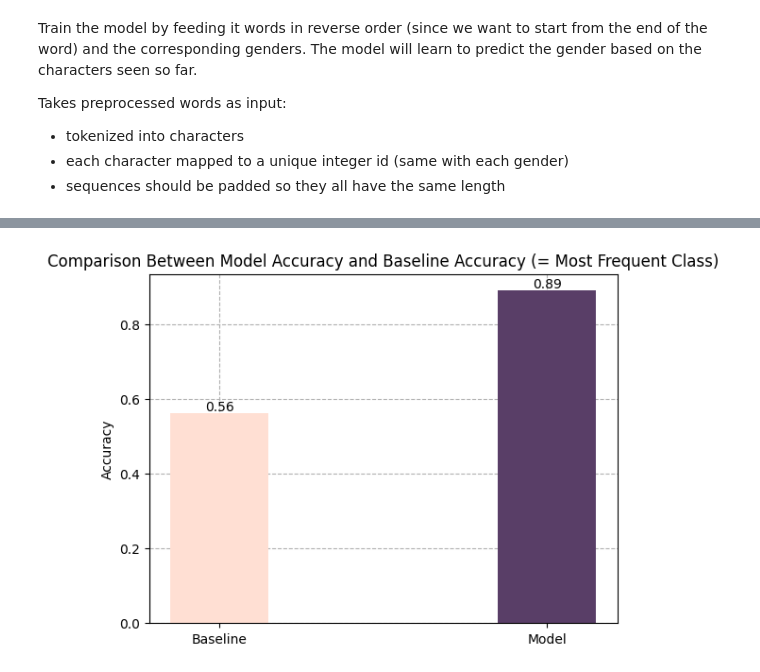
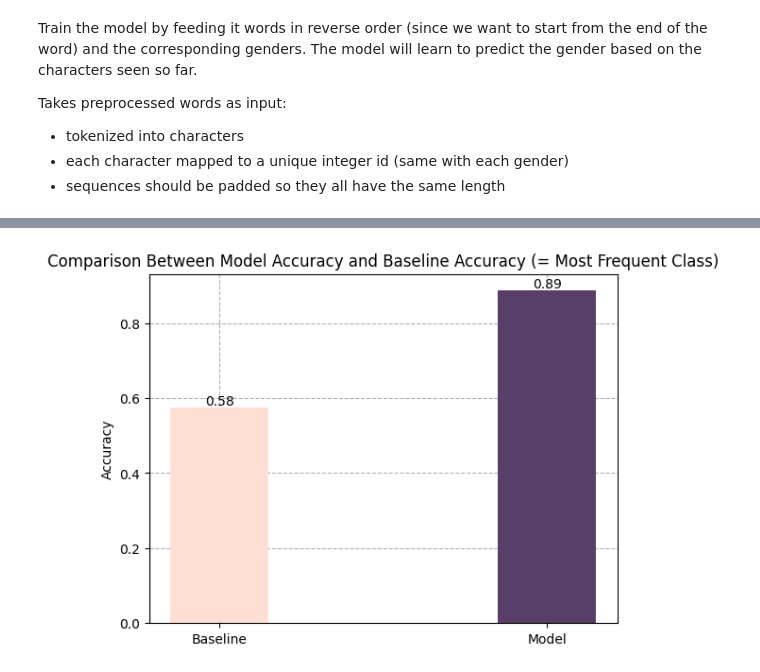
Before and after one commit to u03n0/gendered-nouns-project, a Jupyter notebook: notebooks/LSTM.ipynb, the cells around one changed output, grey strips where cells are left out. Cells and saved outputs as stored; diff of their text form; code cells hidden in the pictures.

```diff
--- a/notebooks/LSTM.ipynb
+++ b/notebooks/LSTM.ipynb
@@ -423,7 +469,7 @@ class GenderLSTM(nn.Module):
 # %%
 def baseline_accuracy(datagenerator, verbose=False):
-    train_labels = list(*datagenerator.generate_batches(datagenerator.train_size, validation=False))[1]
-    most_frequent_label = max(train_labels)
+    _, train_labels = list(*datagenerator.generate_batches(datagenerator.train_size, validation=False))
+    most_frequent_label = max(set(train_labels), key=train_labels.count)
 
     if verbose:
         print(f'The most frequent label in the dataset is: {datagenerator.output_idx2sym[most_frequent_label]}')
@@ -556,10 +602,9 @@ plot_metrics(model.avg_train_accuracies, model.avg_valid_accuracies, model.avg_t
-# %%
-baseline_acc = baseline_accuracy(data_generator)
-model_acc = model.avg_valid_accuracies[-1] # validation accuracy at the last epoch
-
-compare_accuracies(baseline_acc, model_acc)
-# %% [output]
-[figure, removed]
+# %%
+baseline_acc = baseline_accuracy(data_generator)
+
+compare_accuracies(baseline_acc, valid['accuracy'][-1])
+# %% [output]
+[figure, added]
 # %%
 # train_all_char_accuracies = [tensor.tolist() for tensor in model.train_all_char_accuracies]
 # train_char_accuracies = pd.DataFrame(train_all_char_accuracies).rename_axis('epochs')
```
Also changed, not shown: parts of 10 cells of this notebook, 3 other files.
